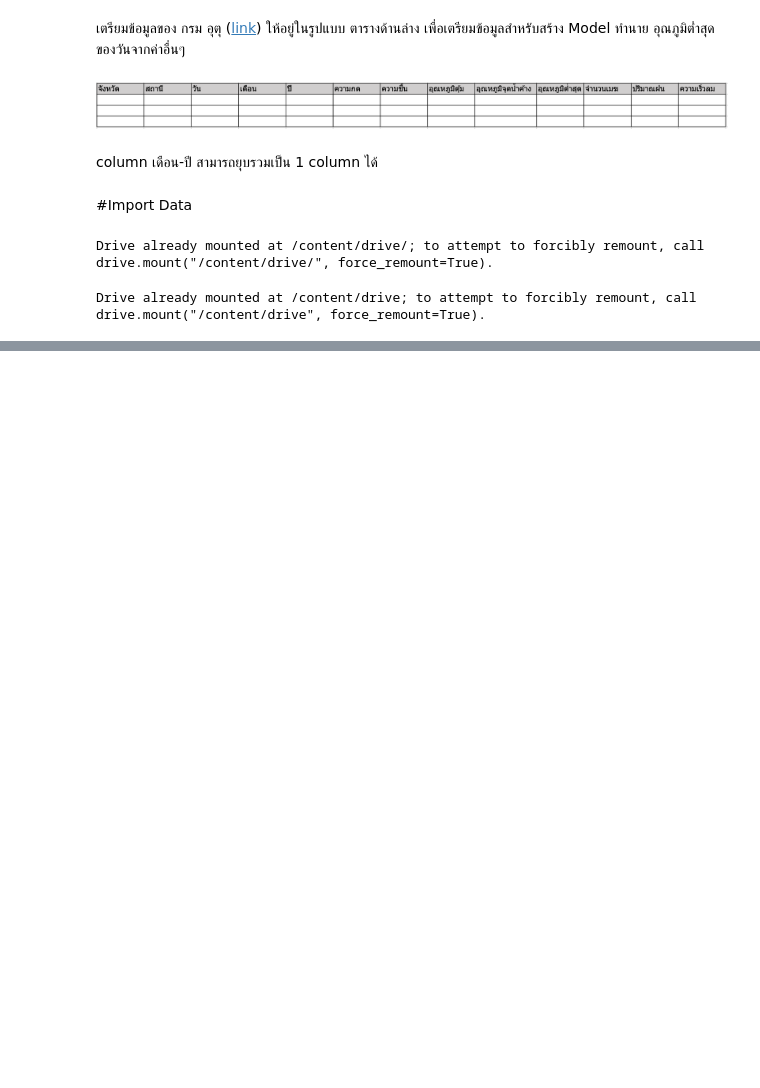
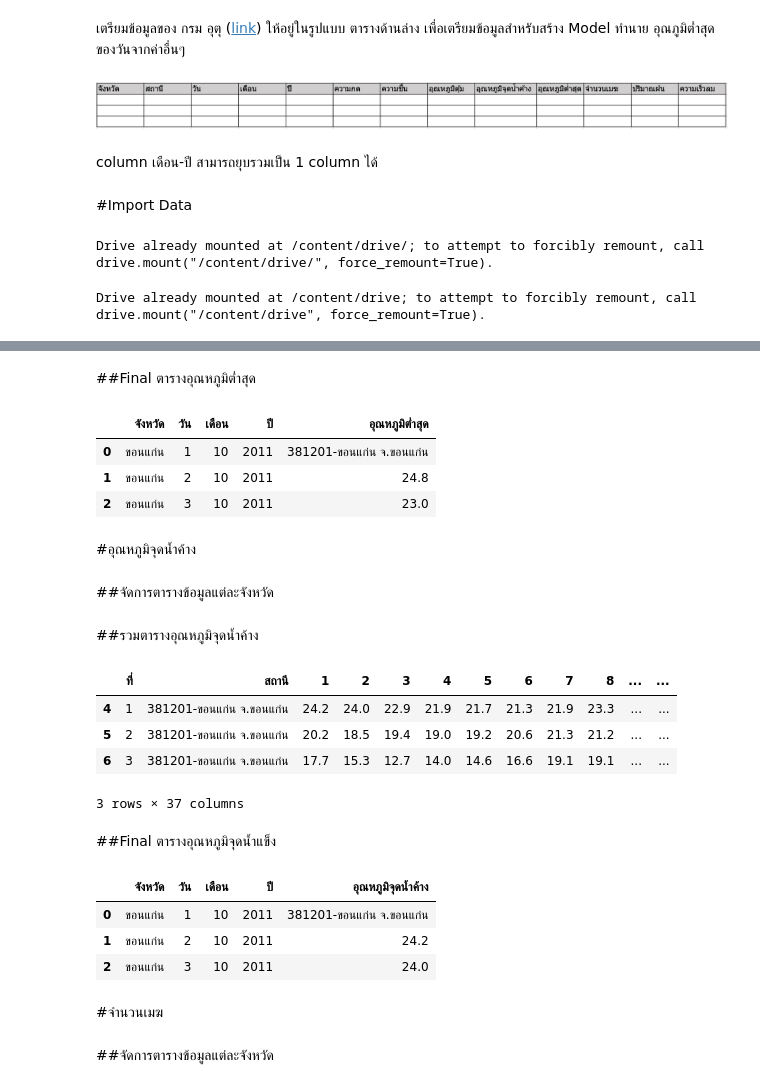
Before and after one commit to Aomaphisara/bsc_dpdm22, a Jupyter notebook: Quiz_Group_5_20_of_Midterm.ipynb, the cells around one changed output, grey strips where cells are left out. Saved outputs shown, nothing was run; the diff lists cells and outputs as text; code cells hidden in the pictures; blank space fills up the shorter version.

```diff
--- a/Quiz_Group_5_20_of_Midterm.ipynb
+++ b/Quiz_Group_5_20_of_Midterm.ipynb
@@ -460,0 +180,14 @@ sk_wind[['จังหวัด', 'สถานี', 'เดือน', 'ปี'
+# %% [markdown]
+##Final ตารางอุณหภูมิต่ำสุด
+# %%
+TL_final = pd.DataFrame(allTL, columns=['จังหวัด','วัน','เดือน','ปี','อุณหภูมิต่ำสุด'])
+TL_final.head(3)
+# %% [output]
+|  | จังหวัด | วัน | เดือน | ปี | อุณหภูมิต่ำสุด |
+| 0 | ขอนแก่น | 1 | 10 | 2011 | 381201-ขอนแก่น จ.ขอนแก่น |
+| 1 | ขอนแก่น | 2 | 10 | 2011 | 24.8 |
+| 2 | ขอนแก่น | 3 | 10 | 2011 | 23.0 |
+# %% [markdown]
+#อุณหภูมิจุดน้ำค้าง
+# %% [markdown]
+##จัดการตารางข้อมูลแต่ละจังหวัด
@@ -460,0 +243,12 @@ sk_wind[['จังหวัด', 'สถานี', 'เดือน', 'ปี'
+# %% [markdown]
+##รวมตารางอุณหภูมิจุดน้ำค้าง
+# %%
+all_dew = [kk_dew, nkp_dew, l_dew, sk_dew, nk_dew]
+dew = pd.concat(all_dew)
+dew.head(3)
+# %% [output]
+|  | ที่ | สถานี | 1 | 2 | 3 | 4 | 5 | 6 | 7 | 8 | ... | ... |
+| 4 | 1 | 381201-ขอนแก่น จ.ขอนแก่น | 24.2 | 24.0 | 22.9 | 21.9 | 21.7 | 21.3 | 21.9 | 23.3 | ... | ... |
+| 5 | 2 | 381201-ขอนแก่น จ.ขอนแก่น | 20.2 | 18.5 | 19.4 | 19.0 | 19.2 | 20.6 | 21.3 | 21.2 | ... | ... |
+| 6 | 3 | 381201-ขอนแก่น จ.ขอนแก่น | 17.7 | 15.3 | 12.7 | 14.0 | 14.6 | 16.6 | 19.1 | 19.1 | ... | ... |
+3 rows × 37 columns
@@ -460,0 +261,14 @@ sk_wind[['จังหวัด', 'สถานี', 'เดือน', 'ปี'
+# %% [markdown]
+##Final ตารางอุณหภูมิจุดน้ำแข็ง
+# %%
+dew_final = pd.DataFrame(alldew, columns=['จังหวัด','วัน','เดือน','ปี','อุณหภูมิจุดน้ำค้าง'])
+dew_final.head(3)
+# %% [output]
+|  | จังหวัด | วัน | เดือน | ปี | อุณหภูมิจุดน้ำค้าง |
+| 0 | ขอนแก่น | 1 | 10 | 2011 | 381201-ขอนแก่น จ.ขอนแก่น |
+| 1 | ขอนแก่น | 2 | 10 | 2011 | 24.2 |
+| 2 | ขอนแก่น | 3 | 10 | 2011 | 24.0 |
+# %% [markdown]
+#จำนวนเมฆ
+# %% [markdown]
+##จัดการตารางข้อมูลแต่ละจังหวัด
```
Also changed, not shown: parts of 122 cells of this notebook.
